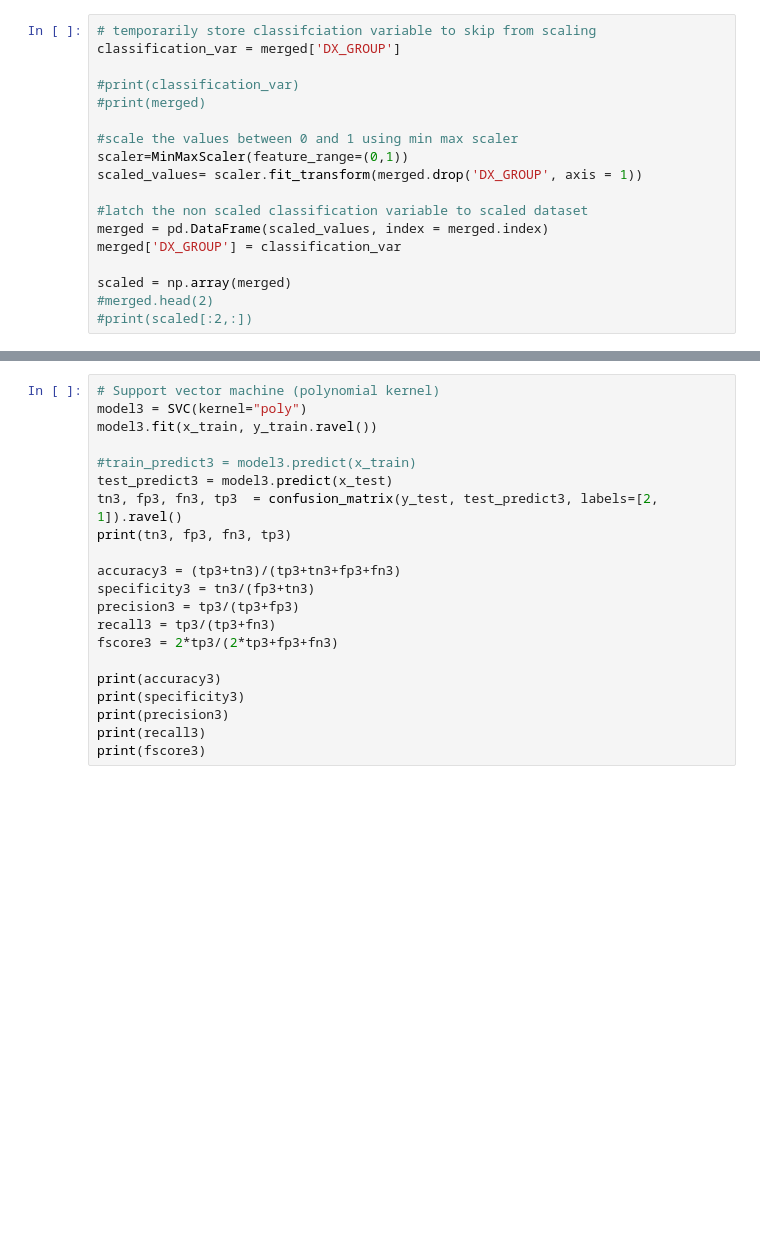
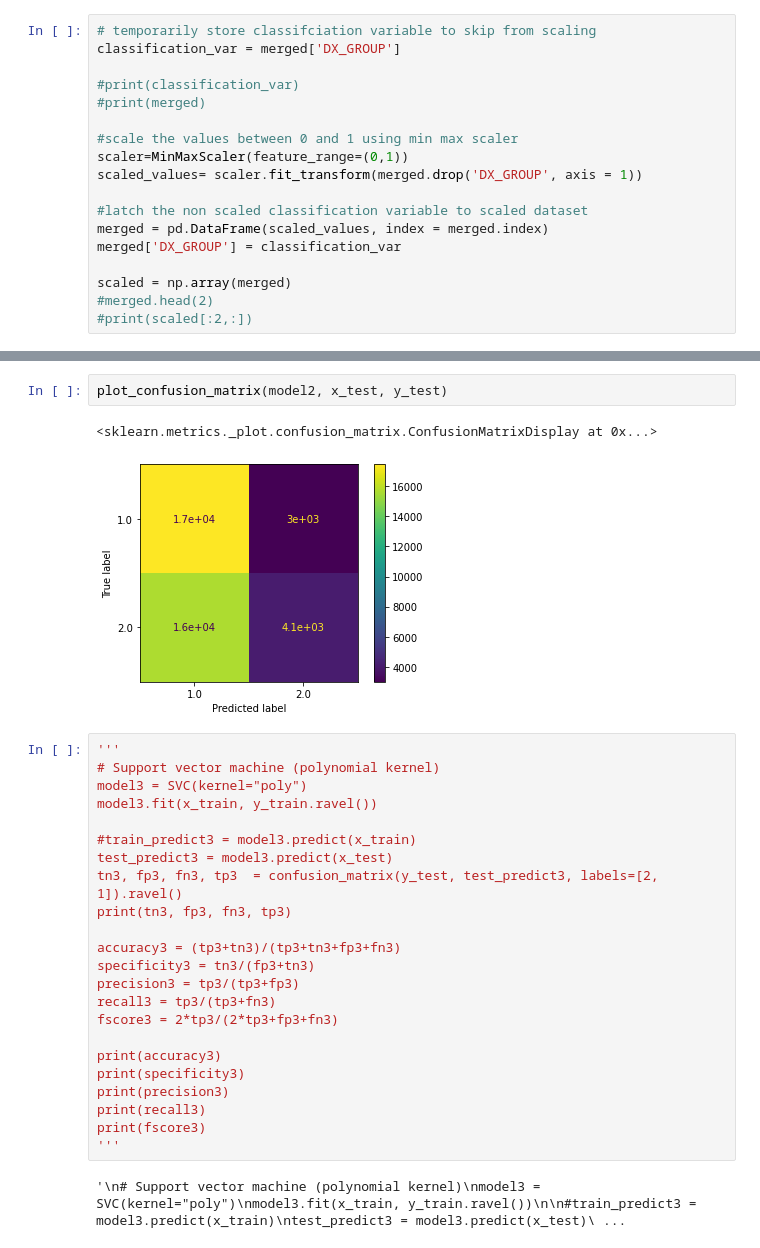
Before and after one commit to sruthi-pasham/research_project, a Jupyter notebook: Research_project_RF_v2_20210424.ipynb, the cells around one changed output, grey strips where cells are left out. Drawn from its saved outputs; the diff is of its cells as text; blank space fills up the shorter version.

```diff
--- a/Research_project_RF_v2_20210424.ipynb
+++ b/Research_project_RF_v2_20210424.ipynb
@@ -275,4 +283,10 @@ print(fscore2)
+# %%
+plot_confusion_matrix(model2, x_test, y_test)
+# %% [output]
+<sklearn.metrics._plot.confusion_matrix.ConfusionMatrixDisplay at 0x...>
+[figure, added]
 # %%
+'''
 # Support vector machine (polynomial kernel)
 model3 = SVC(kernel="poly")
 model3.fit(x_train, y_train.ravel())
@@ -293,6 +307,9 @@ print(specificity3)
 print(precision3)
 print(recall3)
 print(fscore3)
+'''
+# %% [output]
+'\n# Support vector machine (polynomial kernel)\nmodel3 = SVC(kernel="poly")\nmodel3.fit(x_train, y_train.ravel())\n\n#train_predict3 = model3.predict(x_train)\ntest_predict3 = model3.predict(x_test)\ ...
 # %%
 # K nearest neighbors
 model4 = KNeighborsClassifier()
```
Also changed, not shown: parts of 13 cells of this notebook, 1 other file.
